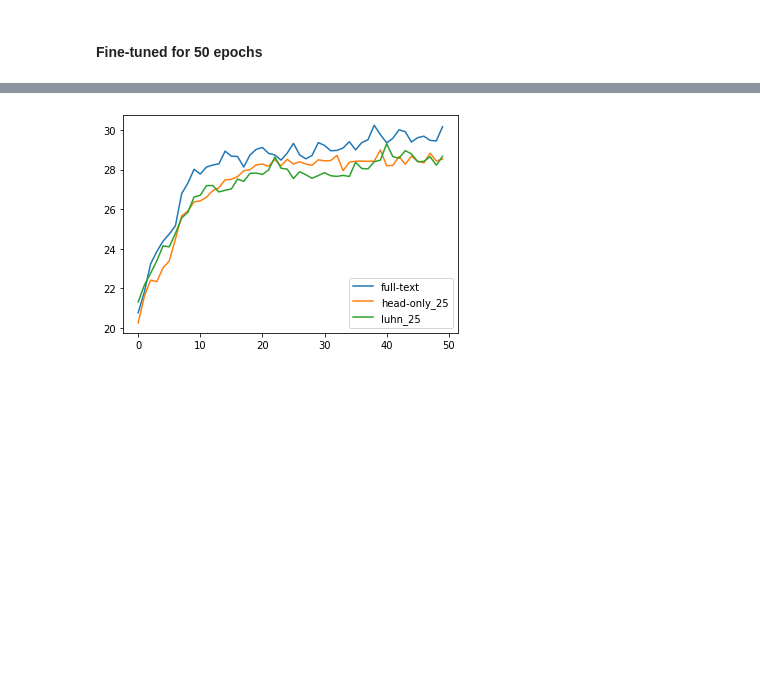
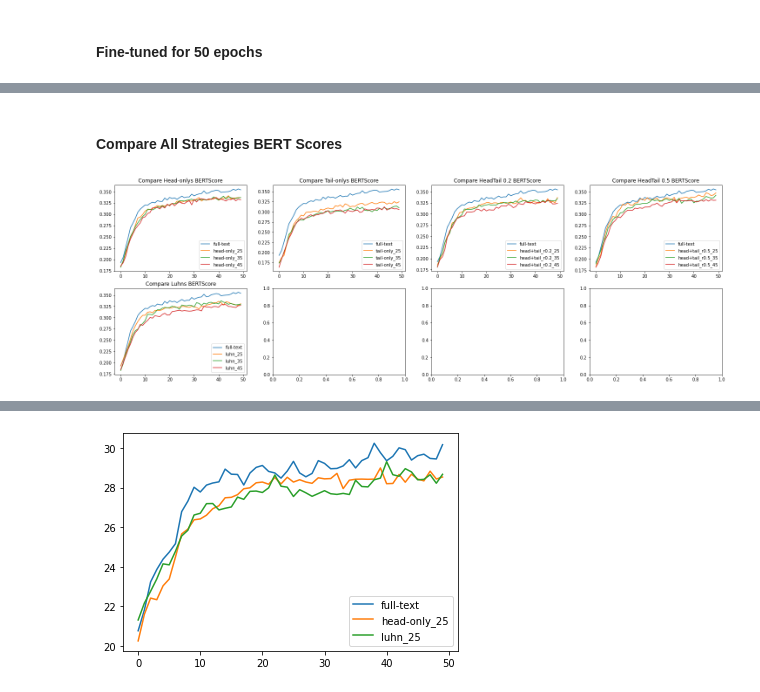
Before and after one commit to beaupranisaa/Text-Summarization, a Jupyter notebook: analysis/Shortening_Evaluation_50epochs.ipynb, the cells around one changed output, grey strips where cells are left out. Cells and saved outputs as stored; diff of their text form; code cells hidden in the pictures; blank space fills up the shorter version.

```diff
--- a/analysis/Shortening_Evaluation_50epochs.ipynb
+++ b/analysis/Shortening_Evaluation_50epochs.ipynb
@@ -15,0 +153,31 @@ import numpy as np
+# %% [markdown]
+#### Compare All Strategies BERT Scores
+# %%
+fig, axs = plt.subplots(2, 4, figsize=(25,8))
+bert_head_onlys = {"plots": [bertscores_fulltext, bertscores_head25, bertscores_head35, bertscores_head45], "labels" : ['full-text', 'head-only_25', 'head-only_35', 'head-only_45']}
+bert_tail_onlys = {"plots": [bertscores_fulltext, bertscores_tail25, bertscores_tail35, bertscores_tail45], "labels" : ['full-text', 'tail-only_25', 'tail-only_35', 'tail-only_45']}
+bert_headtail_r02 = {"plots": [bertscores_fulltext, bertscores_headtail_02_25, bertscores_headtail_02_35, bertscores_headtail_02_45], "labels" : ['full-text', 'head+tail_r0.2_25', 'head+tail_r0.2_35', 'head+tail_r0.2_45']}
+bert_headtail_r05 = {"plots": [bertscores_fulltext, bertscores_headtail_05_25, bertscores_headtail_05_35, bertscores_headtail_05_45], "labels" : ['full-text', 'head+tail_r0.5_25', 'head+tail_r0.5_35', 'head+tail_r0.5_45']}
+bert_luhns = {"plots": [bertscores_fulltext, bertscores_luhn25, bertscores_luhn35, bertscores_luhn45], "labels" : ['full-text', 'luhn_25', 'luhn_35', 'luhn_45']}
+for i, plot in enumerate(bert_head_onlys["plots"]):
+    axs[0, 0].plot(plot['f1'], label = bert_head_onlys["labels"][i])
+    axs[0, 0].set_title("Compare Head-onlys BERTScore")
+    axs[0, 0].legend()
+for i, plot in enumerate(bert_tail_onlys["plots"]):
+    axs[0, 1].plot(plot['f1'], label = bert_tail_onlys["labels"][i])
+    axs[0, 1].set_title("Compare Tail-onlys BERTScore")
+    axs[0, 1].legend()
+for i, plot in enumerate(bert_headtail_r02["plots"]):
+    axs[0, 2].plot(plot['f1'], label = bert_headtail_r02["labels"][i])
+    axs[0, 2].set_title("Compare HeadTail 0.2 BERTScore")
+    axs[0, 2].legend()
+for i, plot in enumerate(bert_headtail_r05["plots"]):
+    axs[0, 3].plot(plot['f1'], label = bert_headtail_r05["labels"][i])
+    axs[0, 3].set_title("Compare HeadTail 0.5 BERTScore")
+    axs[0, 3].legend()
+for i, plot in enumerate(bert_luhns["plots"]):
+    axs[1, 0].plot(plot['f1'], label = bert_luhns["labels"][i])
+    axs[1, 0].set_title("Compare Luhns BERTScore")
+    axs[1, 0].legend()
+# %% [output]
+[figure, added]
```
Also changed, not shown: parts of 19 cells of this notebook, 14 other files.
